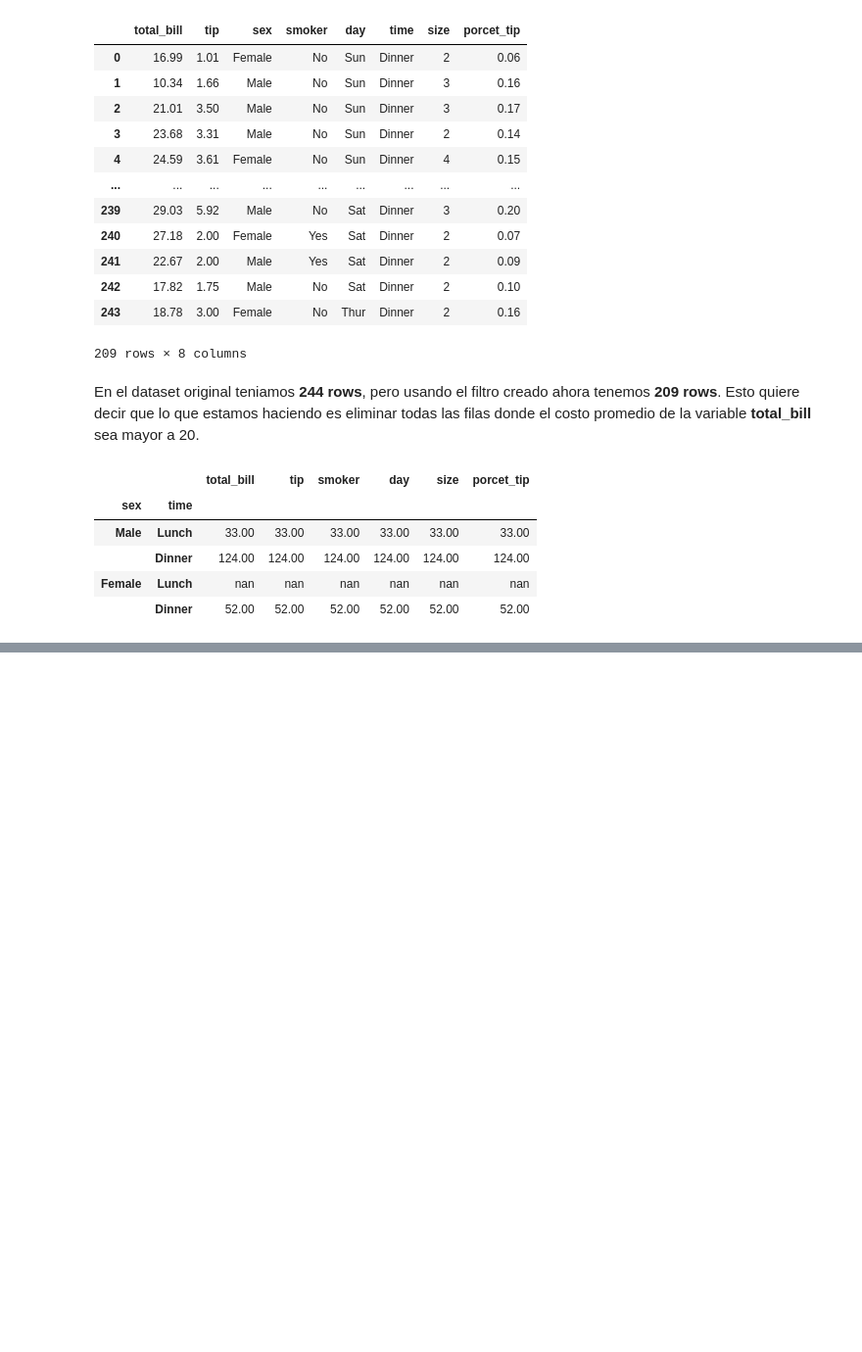
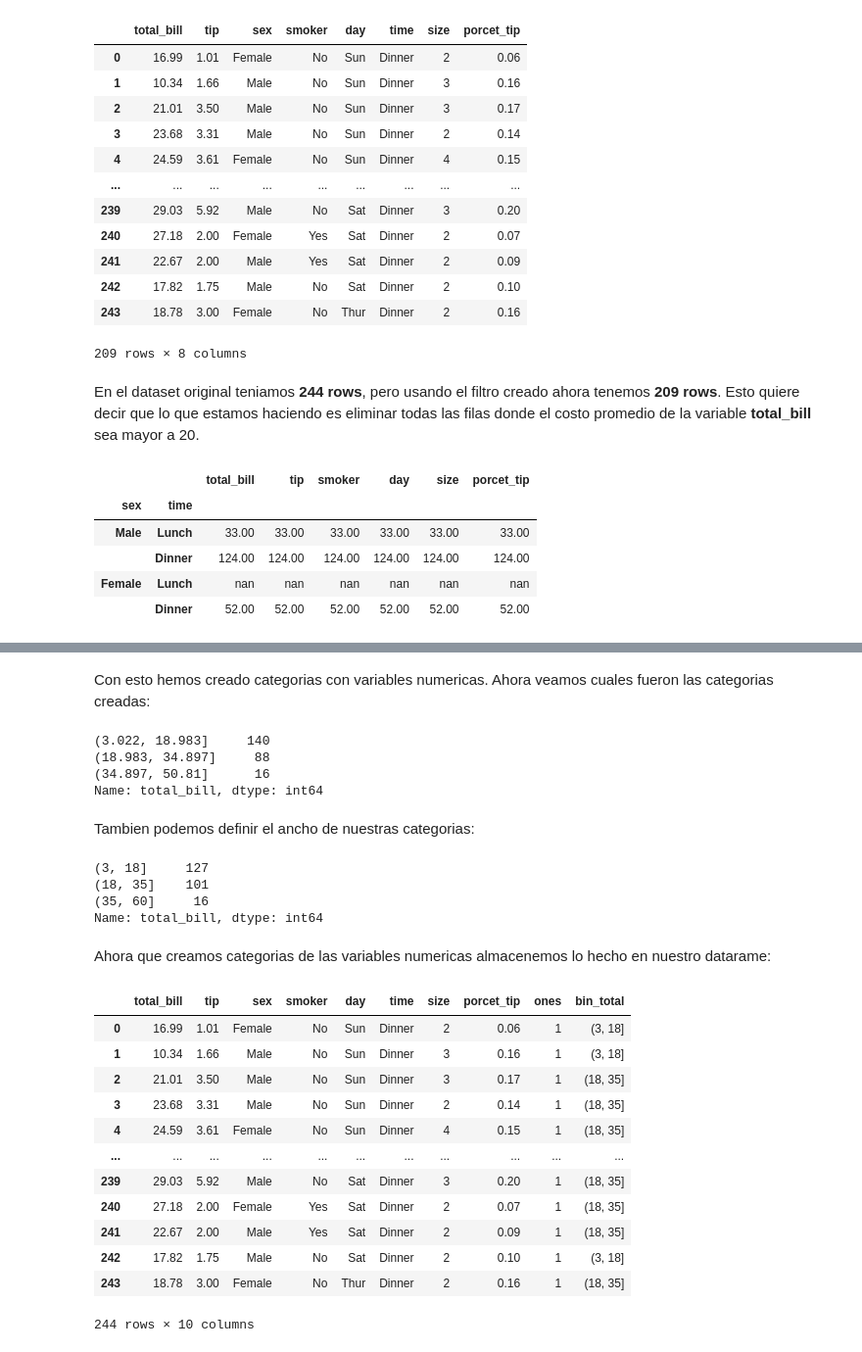
Before and after one commit to francomanca93/analisis-de-datos, a Jupyter notebook: 3-Aplicando-pandas/16_Group_by_Extrayendo_valor_con_variables_categóricas.ipynb, the cells around one changed output, grey strips where cells are left out. Shown: that part at 98% size. Cells and saved outputs as stored; diff of their text form; code cells hidden in the pictures; blank space fills up the shorter version.

Commit message:
Trabajando con Groupby - Extrayendo valor de variables categóricas

```diff
--- a/3-Aplicando-pandas/16_Group_by_Extrayendo_valor_con_variables_categóricas.ipynb
+++ b/3-Aplicando-pandas/16_Group_by_Extrayendo_valor_con_variables_categóricas.ipynb
@@ -249,0 +276,2 @@ df_filtered.groupby(['sex', 'time']).count()
+# %%
+df['ones'] = 1
@@ -249,0 +340,37 @@ df_filtered.groupby(['sex', 'time']).count()
+# %% [markdown]
+Con esto hemos creado categorias con variables numericas. Ahora veamos cuales fueron las categorias creadas:
+# %%
+pd.cut(df['total_bill'], bins=3).value_counts()
+# %% [output]
+(3.022, 18.983]     140
+(18.983, 34.897]     88
+(34.897, 50.81]      16
+Name: total_bill, dtype: int64
+# %% [markdown]
+Tambien podemos definir el ancho de nuestras categorias:
+# %%
+pd.cut(df['total_bill'], bins=[3,18,35,60]).value_counts()
+# %% [output]
+(3, 18]     127
+(18, 35]    101
+(35, 60]     16
+Name: total_bill, dtype: int64
+# %% [markdown]
+Ahora que creamos categorias de las variables numericas almacenemos lo hecho en nuestro datarame:
+# %%
+df['bin_total'] = pd.cut(df['total_bill'], bins=[3,18,35,60])
+df
+# %% [output]
+|  | total_bill | tip | sex | smoker | day | time | size | porcet_tip | ones | bin_total |
+| 0 | 16.99 | 1.01 | Female | No | Sun | Dinner | 2 | 0.06 | 1 | (3, 18] |
+| 1 | 10.34 | 1.66 | Male | No | Sun | Dinner | 3 | 0.16 | 1 | (3, 18] |
+| 2 | 21.01 | 3.50 | Male | No | Sun | Dinner | 3 | 0.17 | 1 | (18, 35] |
+| 3 | 23.68 | 3.31 | Male | No | Sun | Dinner | 2 | 0.14 | 1 | (18, 35] |
+| 4 | 24.59 | 3.61 | Female | No | Sun | Dinner | 4 | 0.15 | 1 | (18, 35] |
+| ... | ... | ... | ... | ... | ... | ... | ... | ... | ... | ... |
+| 239 | 29.03 | 5.92 | Male | No | Sat | Dinner | 3 | 0.20 | 1 | (18, 35] |
+| 240 | 27.18 | 2.00 | Female | Yes | Sat | Dinner | 2 | 0.07 | 1 | (18, 35] |
+| 241 | 22.67 | 2.00 | Male | Yes | Sat | Dinner | 2 | 0.09 | 1 | (18, 35] |
+| 242 | 17.82 | 1.75 | Male | No | Sat | Dinner | 2 | 0.10 | 1 | (3, 18] |
+| 243 | 18.78 | 3.00 | Female | No | Thur | Dinner | 2 | 0.16 | 1 | (18, 35] |
+244 rows × 10 columns
```
Also changed, not shown: parts of 16 cells of this notebook.
